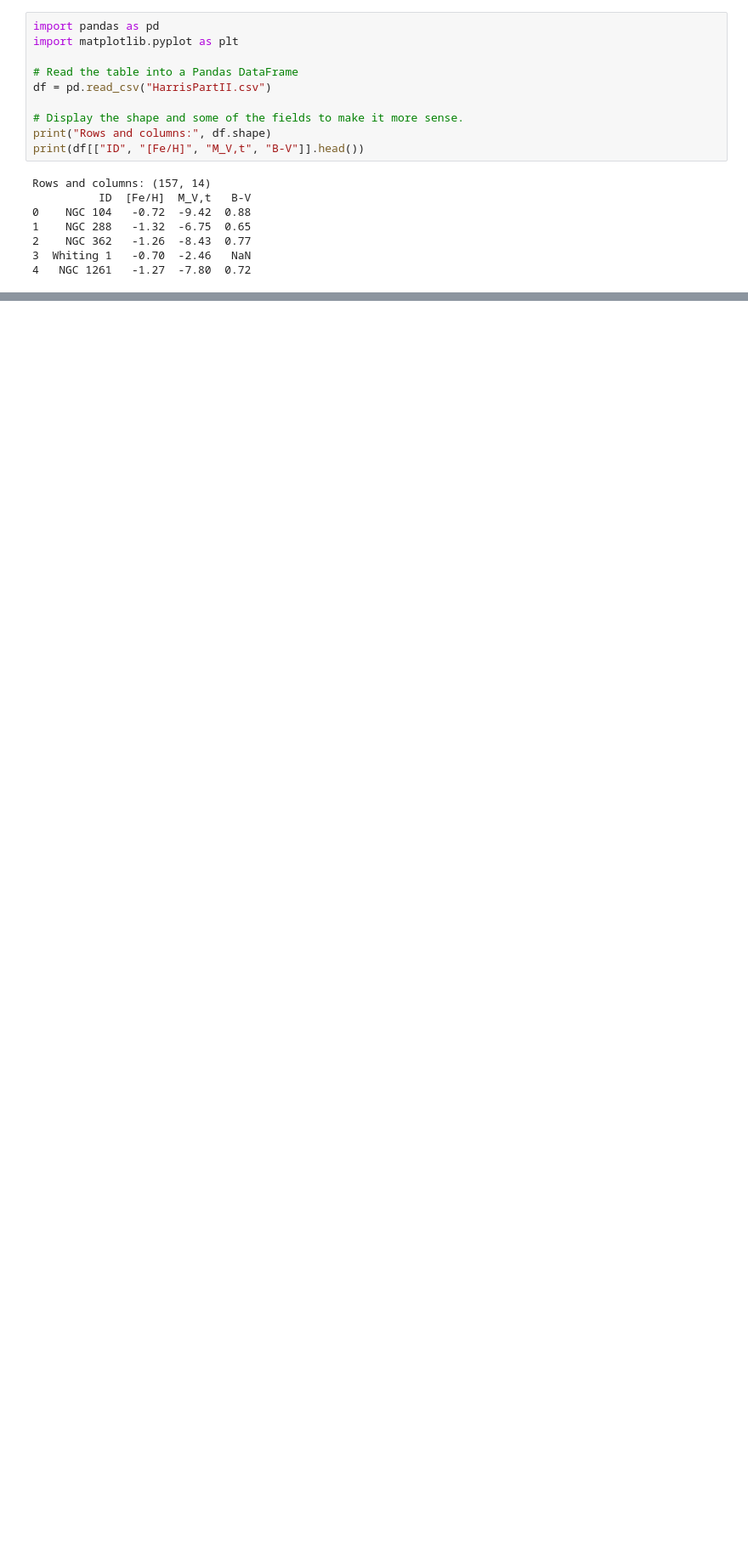
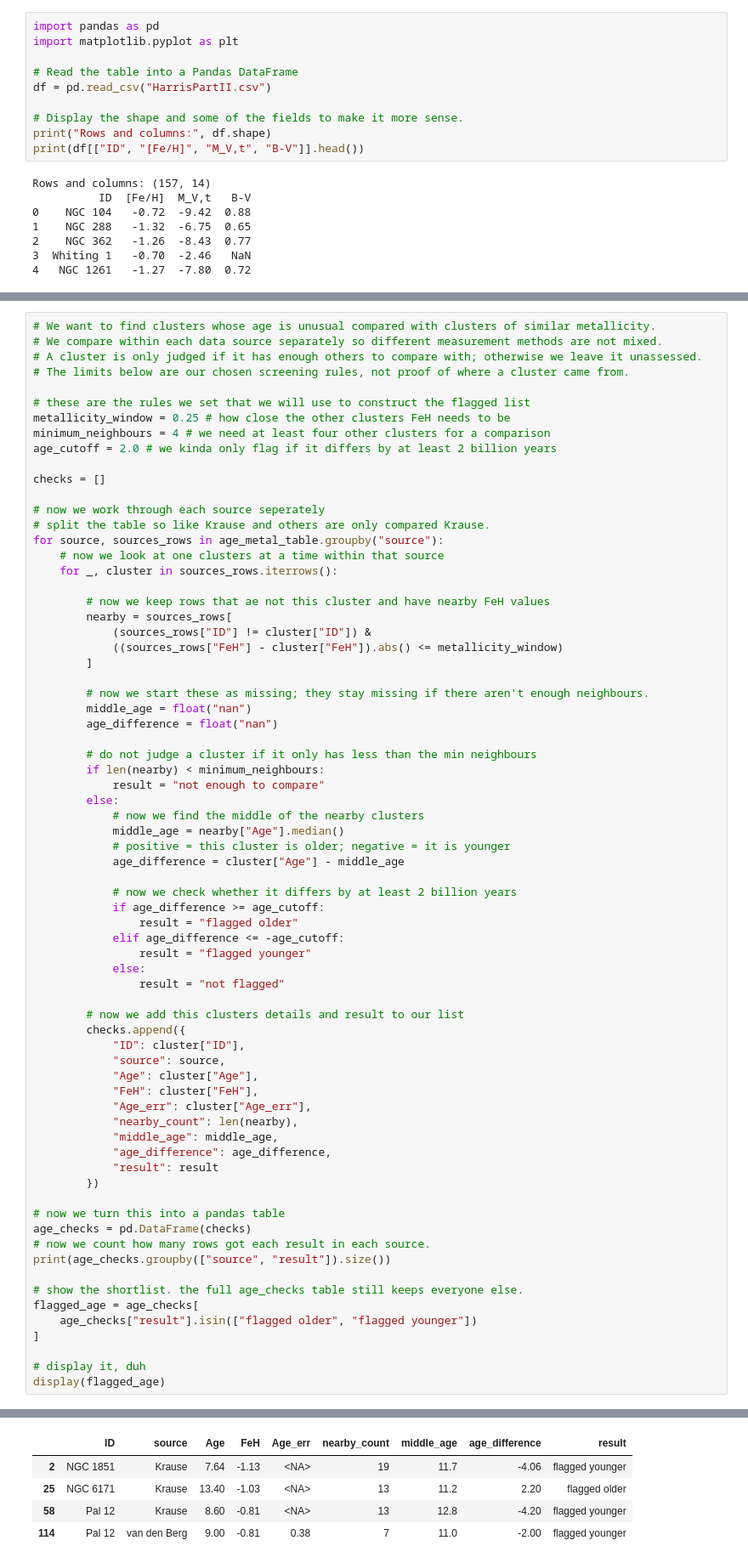
Before and after one commit to FeymanMCSQ/PHYS3116-Computational-Assignment, a Jupyter notebook: Aditi's folder/plots.ipynb, the cells around one changed output, grey strips where cells are left out. Shown at 85% size. Cells and saved outputs as stored; diff of their text form; blank space fills up the shorter version.

```diff
--- a/Aditi's folder/plots.ipynb
+++ b/Aditi's folder/plots.ipynb
@@ -77,0 +160,72 @@ plt.show()
+# %%
+# We want to find clusters whose age is unusual compared with clusters of similar metallicity.
+# We compare within each data source separately so different measurement methods are not mixed.
+# A cluster is only judged if it has enough others to compare with; otherwise we leave it unassessed.
+# The limits below are our chosen screening rules, not proof of where a cluster came from.
+
+# these are the rules we set that we will use to construct the flagged list
+metallicity_window = 0.25 # how close the other clusters FeH needs to be
+minimum_neighbours = 4 # we need at least four other clusters for a comparison
+age_cutoff = 2.0 # we kinda only flag if it differs by at least 2 billion years
+
+checks = []
+
+# now we work through each source seperately
+# split the table so like Krause and others are only compared Krause.
+for source, sources_rows in age_metal_table.groupby("source"):
+    # now we look at one clusters at a time within that source
+    for _, cluster in sources_rows.iterrows():
+
+        # now we keep rows that ae not this cluster and have nearby FeH values
+        nearby = sources_rows[
+            (sources_rows["ID"] != cluster["ID"]) &
+            ((sources_rows["FeH"] - cluster["FeH"]).abs() <= metallicity_window)
+        ]
+
+        # now we start these as missing; they stay missing if there aren't enough neighbours.
+        middle_age = float("nan")
+        age_difference = float("nan")
+
+        # do not judge a cluster if it only has less than the min neighbours
+        if len(nearby) < minimum_neighbours:
+            result = "not enough to compare"
+        else:
+            # now we find the middle of the nearby clusters
+            middle_age = nearby["Age"].median()
+            # positive = this cluster is older; negative = it is younger
+            age_difference = cluster["Age"] - middle_age
+
+            # now we check whether it differs by at least 2 billion years
+            if age_difference >= age_cutoff:
+                result = "flagged older"
+            elif age_difference <= -age_cutoff:
+                result = "flagged younger"
+            else:
+                result = "not flagged"
+
+        # now we add this clusters details and result to our list
+        checks.append({
+            "ID": cluster["ID"],
+            "source": source,
+            "Age": cluster["Age"],
+            "FeH": cluster["FeH"],
+            "Age_err": cluster["Age_err"],
+            "nearby_count": len(nearby),
+            "middle_age": middle_age,
+            "age_difference": age_difference,
+            "result": result
+        })
+
+# now we turn this into a pandas table
+age_checks = pd.DataFrame(checks)
+# now we count how many rows got each result in each source.
+print(age_checks.groupby(["source", "result"]).size())
+
+# show the shortlist. the full age_checks table still keeps everyone else.
+flagged_age = age_checks[
+    age_checks["result"].isin(["flagged older", "flagged younger"])
+]
+
+# display it, duh
+display(flagged_age)
+# %% [output]
@@ -77,0 +241,5 @@ plt.show()
+|  | ID | source | Age | FeH | Age_err | nearby_count | middle_age | age_difference | result |
+| 2 | NGC 1851 | Krause | 7.64 | -1.13 | <NA> | 19 | 11.7 | -4.06 | flagged younger |
+| 25 | NGC 6171 | Krause | 13.40 | -1.03 | <NA> | 13 | 11.2 | 2.20 | flagged older |
+| 58 | Pal 12 | Krause | 8.60 | -0.81 | <NA> | 13 | 12.8 | -4.20 | flagged younger |
+| 114 | Pal 12 | van den Berg | 9.00 | -0.81 | 0.38 | 7 | 11.0 | -2.00 | flagged younger |
```
Also changed, not shown: parts of 8 cells of this notebook.
